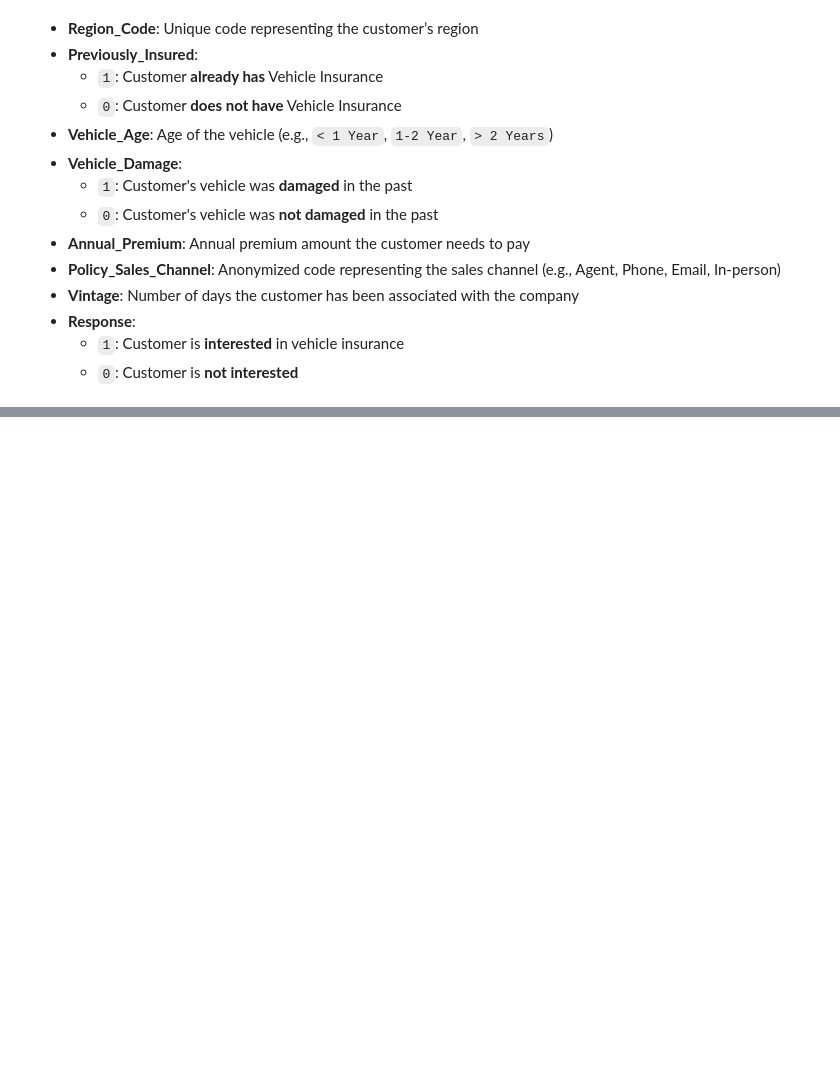
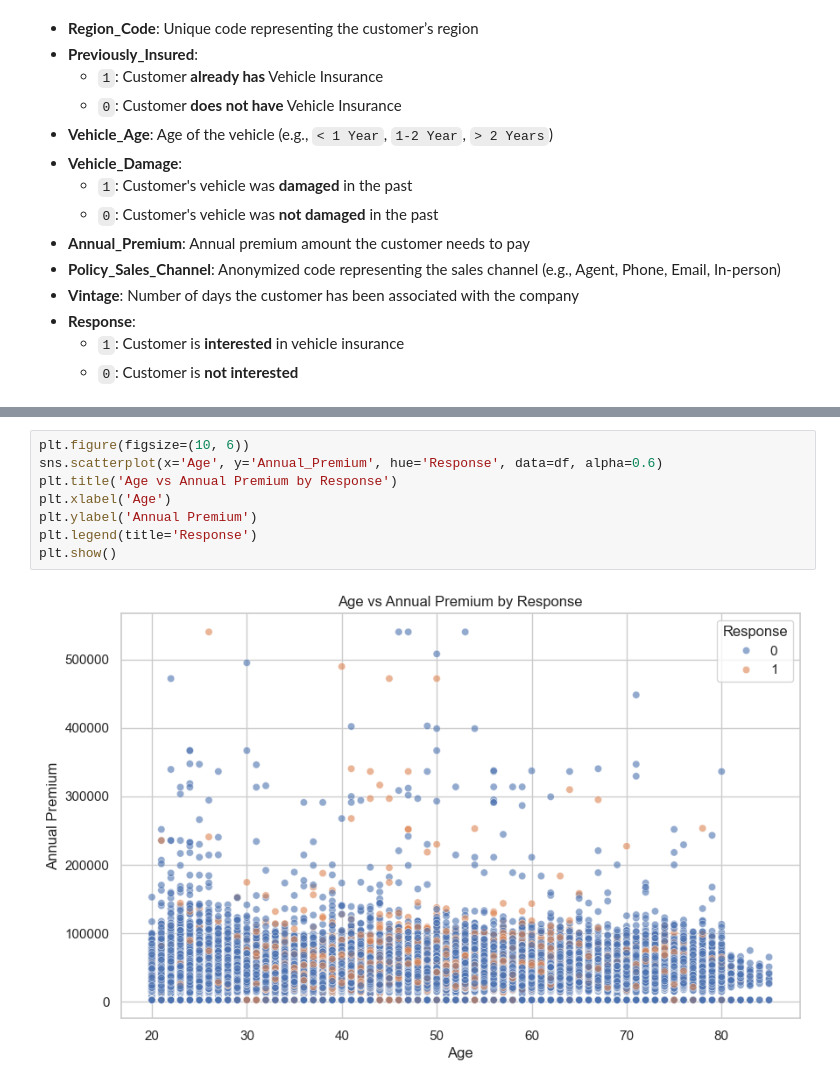
Before and after one commit to AtharvaBOT7/Vehicle-Insurance-MLOps, a Jupyter notebook: notebook/exp_notebook.ipynb, the cells around one changed output, grey strips where cells are left out. Saved outputs shown, nothing was run; the diff lists cells and outputs as text; blank space fills up the shorter version.

```diff
--- a/notebook/exp_notebook.ipynb
+++ b/notebook/exp_notebook.ipynb
@@ -58,0 +139,10 @@ df.head(10)
+# %%
+plt.figure(figsize=(10, 6))
+sns.scatterplot(x='Age', y='Annual_Premium', hue='Response', data=df, alpha=0.6)
+plt.title('Age vs Annual Premium by Response')
+plt.xlabel('Age')
+plt.ylabel('Annual Premium')
+plt.legend(title='Response')
+plt.show()
+# %% [output]
+[figure, added]
```
Also changed, not shown: parts of 44 cells of this notebook, 1 other file.
